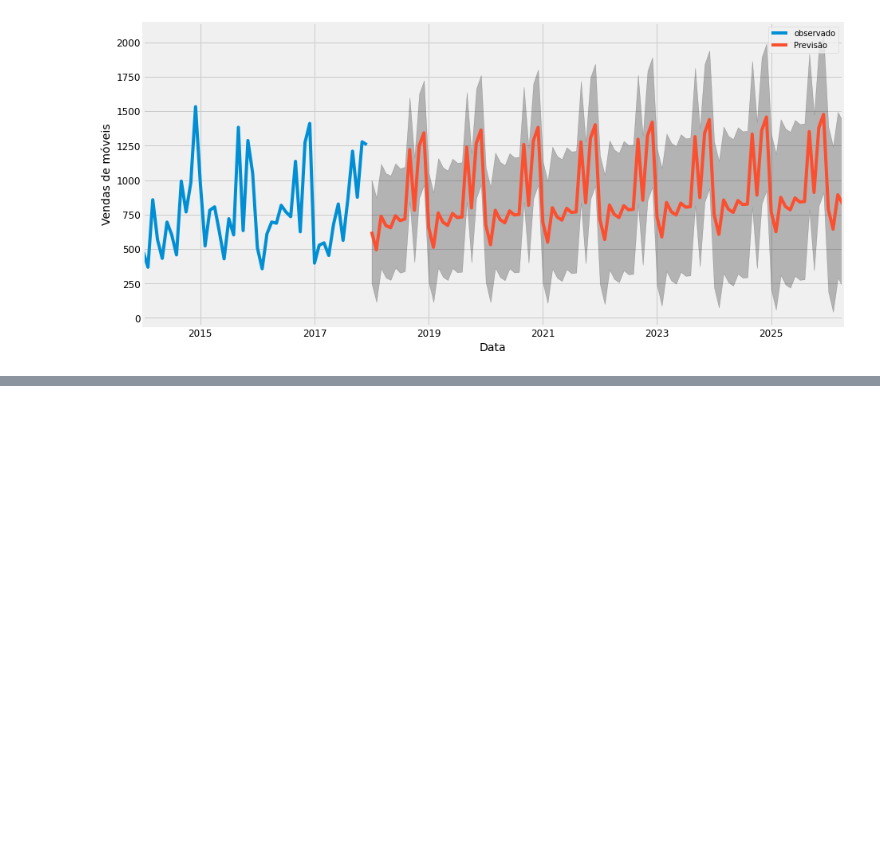
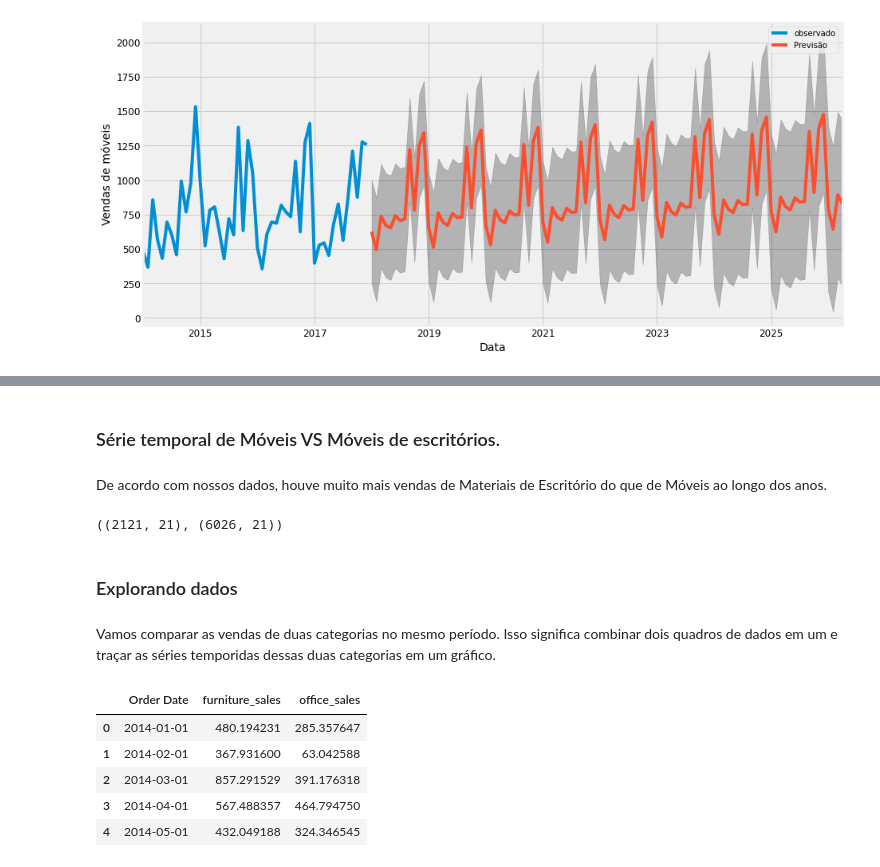
Before and after one commit to BrunoSouza-Data/Projetos_e_estudos, a Jupyter notebook: Projeto Hipermercado - Série_Temporal/Projeto_Hipermercado_-_Série_Temporal.ipynb, the cells around one changed output, grey strips where cells are left out. Drawn from its saved outputs; the diff is of its cells as text; code cells hidden in the pictures; blank space fills up the shorter version.

```diff
--- a/Projeto Hipermercado - Série_Temporal/Projeto_Hipermercado_-_Série_Temporal.ipynb
+++ b/Projeto Hipermercado - Série_Temporal/Projeto_Hipermercado_-_Série_Temporal.ipynb
@@ -295,0 +300,40 @@ plt.show()
+# %% [markdown]
+### Série temporal de Móveis VS Móveis de escritórios.
+# %% [markdown]
+De acordo com nossos dados, houve muito mais vendas de Materiais de Escritório do que de Móveis ao longo dos anos.
+# %%
+furniture = df.loc[df['Category'] == 'Furniture'] # Selecionando os dados de móveis
+office = df.loc[df['Category'] == 'Office Supplies'] # Selecionando os dados de suprimentos de escritório
+furniture.shape, office.shape
+# %% [output]
+((2121, 21), (6026, 21))
+# %% [markdown]
+### Explorando dados
+# %% [markdown]
+Vamos comparar as vendas de duas categorias no mesmo período. Isso significa combinar dois quadros de dados em um e traçar as séries temporidas dessas duas categorias em um gráfico.
+# %%
+cols = ['Row ID', 'Order ID', 'Ship Date', 'Ship Mode', 'Customer ID', 'Customer Name', 'Segment',
+'Country', 'City', 'State', 'Postal Code', 'Region', 'Product ID', 'Category', 'Sub-Category',
+'Product Name', 'Quantity', 'Discount', 'Profit'] # Definindo as colunas que serão excluídas
+furniture.drop(cols, axis=1, inplace=True) # Excluindo as colunas dos dados de móveis
+office.drop(cols, axis=1, inplace=True) # Excluindo as colunas dos dados de suprimentos de escritório
+furniture = furniture.sort_values('Order Date') # Ordenando os dados de móveis por data
+office = office.sort_values('Order Date') # Ordenando os dados de suprimentos de escritório por data
+furniture = furniture.groupby('Order Date')['Sales'].sum().reset_index() # Agrupando os dados de móveis por data e somando as vendas
+office = office.groupby('Order Date')['Sales'].sum().reset_index() # Agrupando os dados de suprimentos de escritório por data e somando as vendas
+furniture = furniture.set_index('Order Date') # Definindo a data como índice dos dados de móveis
+office = office.set_index('Order Date') # Definindo a data como índice dos dados de suprimentos de escritório
+y_furniture = furniture['Sales'].resample('MS').mean() # Resample para os dados de móveis, para que os dados fiquem mensais
+y_office = office['Sales'].resample('MS').mean() # Resample para os dados de suprimentos de escritório, para que os dados fiquem mensais
+furniture = pd.DataFrame({'Order Date':y_furniture.index, 'Sales':y_furniture.values}) # Criando um dataframe com os dados de móveis
+office = pd.DataFrame({'Order Date': y_office.index, 'Sales': y_office.values}) # Criando um dataframe com os dados de suprimentos de escritório
+store = furniture.merge(office, how='inner', on='Order Date') # Juntando os dados de móveis e suprimentos de escritório em um único dataframe
+store.rename(columns={'Sales_x': 'furniture_sales', 'Sales_y': 'office_sales'}, inplace=True) # Renomeando as colunas do novo dataframe
+store.head()
+# %% [output]
+|  | Order Date | furniture_sales | office_sales |
+| 0 | 2014-01-01 | 480.194231 | 285.357647 |
+| 1 | 2014-02-01 | 367.931600 | 63.042588 |
+| 2 | 2014-03-01 | 857.291529 | 391.176318 |
+| 3 | 2014-04-01 | 567.488357 | 464.794750 |
+| 4 | 2014-05-01 | 432.049188 | 324.346545 |
```
Also changed, not shown: parts of 7 cells of this notebook.
